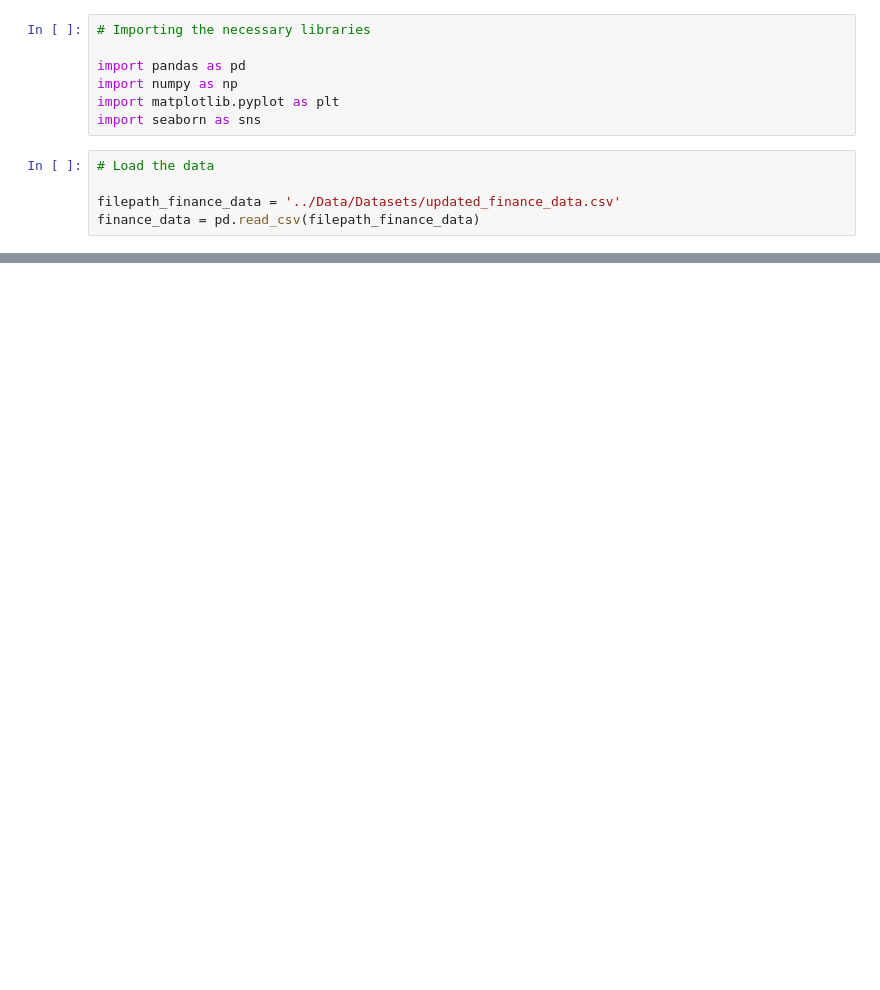
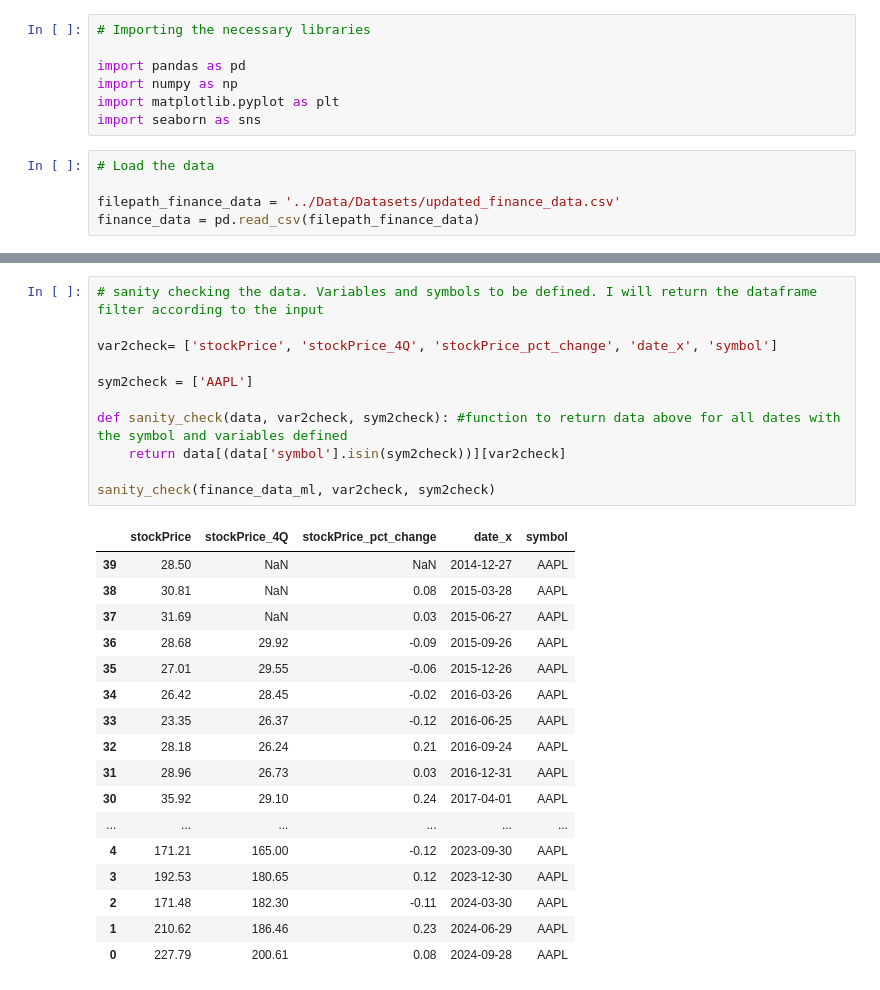
Before and after one commit to RazDwa1923/ML_Equity, a Jupyter notebook: Data Exploration & Clean Up/02 Data Set Creation for ML.ipynb, the cells around one changed output, grey strips where cells are left out. Drawn from its saved outputs; the diff is of its cells as text; blank space fills up the shorter version.

```diff
--- a/Data Exploration & Clean Up/02 Data Set Creation for ML.ipynb
+++ b/Data Exploration & Clean Up/02 Data Set Creation for ML.ipynb
@@ -42,0 +246,29 @@ kpi2keep = ['companyName', 'date_x', 'fiscalDateEnding', 'sector', 'symbol',
+# %%
+# sanity checking the data. Variables and symbols to be defined. I will return the dataframe filter according to the input
+
+var2check= ['stockPrice', 'stockPrice_4Q', 'stockPrice_pct_change', 'date_x', 'symbol']
+
+sym2check = ['AAPL']
+
+def sanity_check(data, var2check, sym2check): #function to return data above for all dates with the symbol and variables defined
+    return data[(data['symbol'].isin(sym2check))][var2check]
+
+sanity_check(finance_data_ml, var2check, sym2check)
+# %% [output]
+|  | stockPrice | stockPrice_4Q | stockPrice_pct_change | date_x | symbol |
+| 39 | 28.50 | NaN | NaN | 2014-12-27 | AAPL |
+| 38 | 30.81 | NaN | 0.08 | 2015-03-28 | AAPL |
+| 37 | 31.69 | NaN | 0.03 | 2015-06-27 | AAPL |
+| 36 | 28.68 | 29.92 | -0.09 | 2015-09-26 | AAPL |
+| 35 | 27.01 | 29.55 | -0.06 | 2015-12-26 | AAPL |
+| 34 | 26.42 | 28.45 | -0.02 | 2016-03-26 | AAPL |
+| 33 | 23.35 | 26.37 | -0.12 | 2016-06-25 | AAPL |
+| 32 | 28.18 | 26.24 | 0.21 | 2016-09-24 | AAPL |
+| 31 | 28.96 | 26.73 | 0.03 | 2016-12-31 | AAPL |
+| 30 | 35.92 | 29.10 | 0.24 | 2017-04-01 | AAPL |
+| ... | ... | ... | ... | ... | ... |
+| 4 | 171.21 | 165.00 | -0.12 | 2023-09-30 | AAPL |
+| 3 | 192.53 | 180.65 | 0.12 | 2023-12-30 | AAPL |
+| 2 | 171.48 | 182.30 | -0.11 | 2024-03-30 | AAPL |
+| 1 | 210.62 | 186.46 | 0.23 | 2024-06-29 | AAPL |
+| 0 | 227.79 | 200.61 | 0.08 | 2024-09-28 | AAPL |
```
Also changed, not shown: parts of 7 cells of this notebook, 2 other files.
